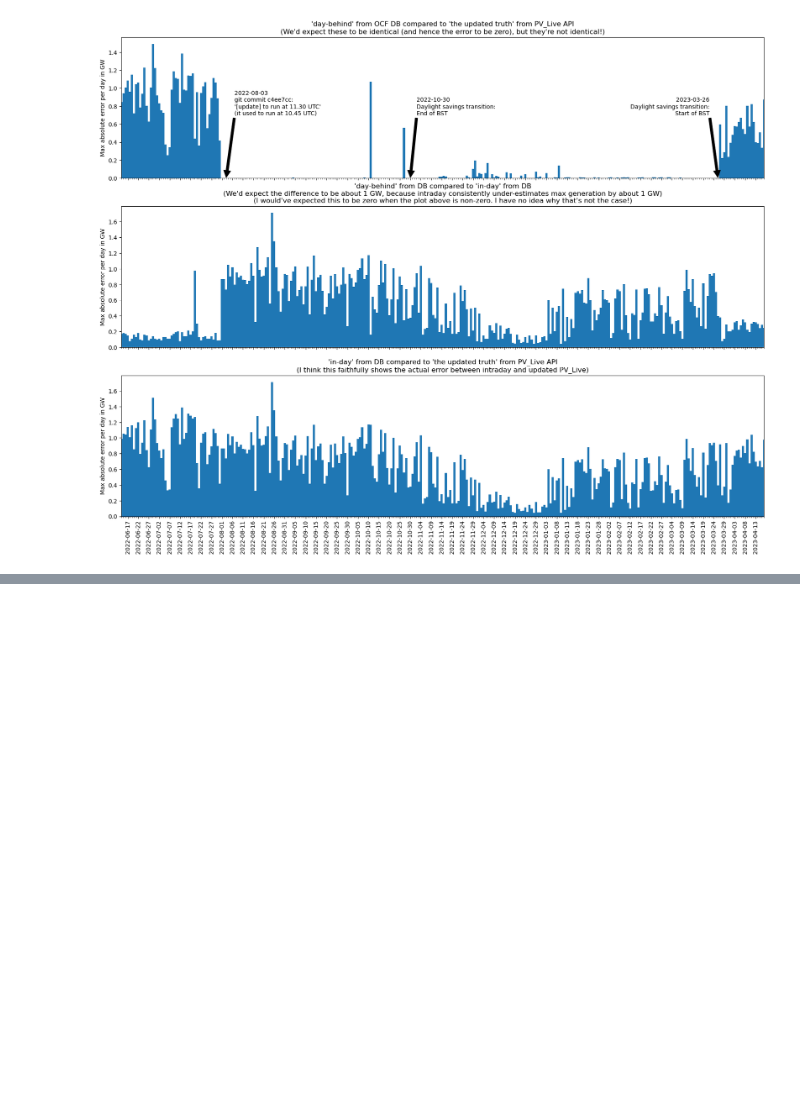
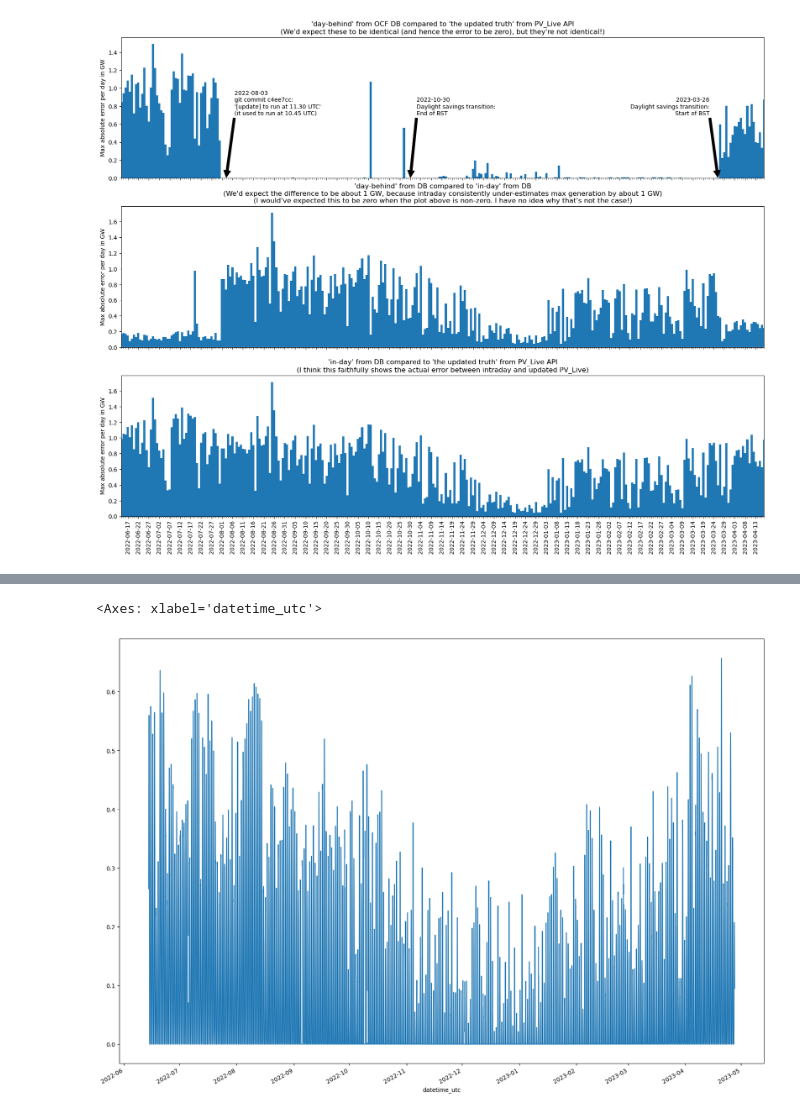
Before and after one commit to openclimatefix/analysis_of_pv_live, a Jupyter notebook: notebooks/plot_error_between_intraday_PV_Live_and_updated_PV_Live.ipynb, the cells around one changed output, grey strips where cells are left out. Drawn from its saved outputs; the diff is of its cells as text; code cells hidden in the pictures; blank space fills up the shorter version.

```diff
--- a/notebooks/plot_error_between_intraday_PV_Live_and_updated_PV_Live.ipynb
+++ b/notebooks/plot_error_between_intraday_PV_Live_and_updated_PV_Live.ipynb
@@ -248,0 +253,11 @@ ax.set_xlim([
+# %%
+def get_initial_estimate_of_national_yield_from_ocf_prod_db(df: pd.DataFrame) -> pd.Series:
+    in_day_national_gw = pvl_gsp_gw_from_ocf_prod_db.query("gsp_id == 0 and regime == 'in-day'")
+    return (in_day_national_gw.solar_generation_gw * 1E3) / in_day_national_gw.installed_capacity_mw
+
+initial_national_yield_from_ocf_prod_db = get_initial_estimate_of_national_yield_from_ocf_prod_db(pvl_gsp_gw_from_ocf_prod_db)
+# %%
+initial_national_yield_from_ocf_prod_db.plot()
+# %% [output]
+<Axes: xlabel='datetime_utc'>
+[figure, added]
```
Also changed, not shown: parts of 19 cells of this notebook, 1 other file.
